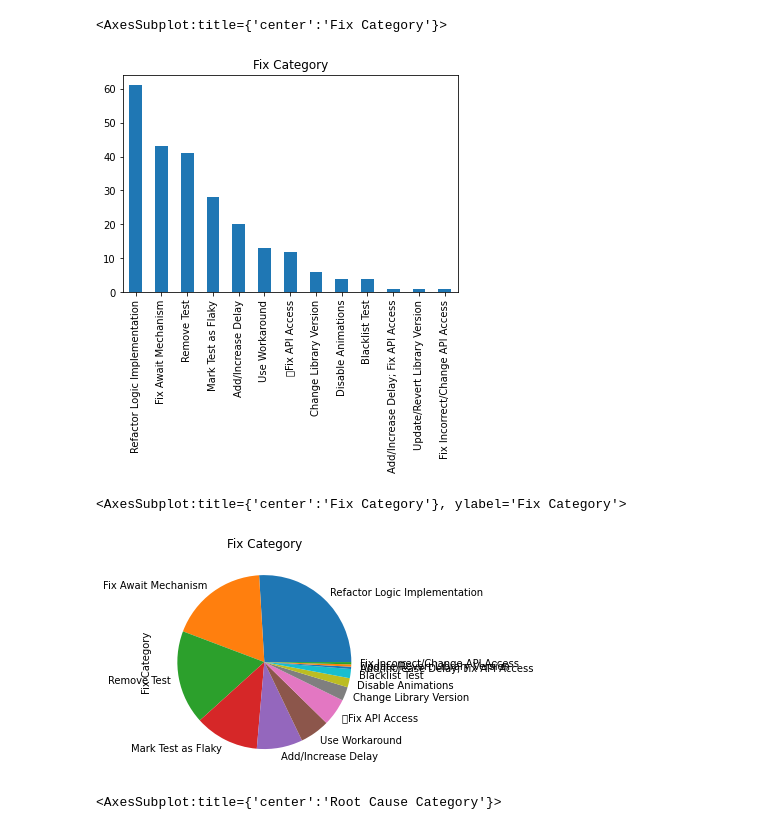
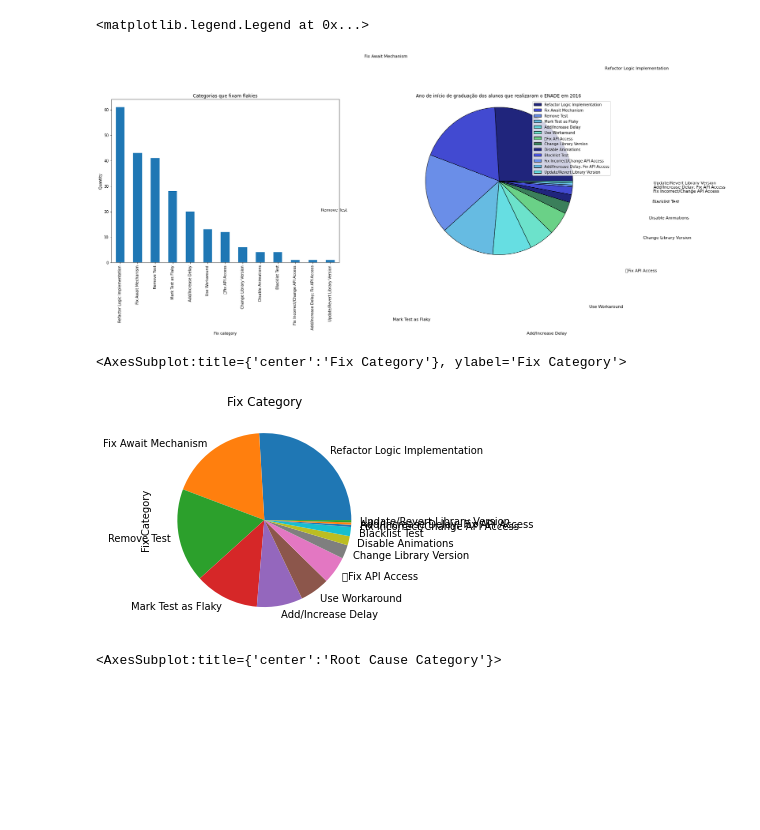
Before and after one commit to sorattorafa/ui-flakies-visualization, a Jupyter notebook: chart.ipynb, the cells around one changed output. Drawn from its saved outputs; the diff is of its cells as text; code cells hidden in the pictures; blank space fills up the shorter version.

Commit message:
start customize plots

```diff
--- a/chart.ipynb
+++ b/chart.ipynb
@@ -9,17 +9,40 @@ from matplotlib.pyplot import pie, axis, show
 dataset = pd.read_csv('dataset.csv',
     usecols=['Root Cause Category', 'Manifestation Category', 'Fix Category', 'How Fixed in Code'], sep=',')
 columns = dataset.columns.to_list()
+# %%
+count = dataset['Fix Category'].value_counts().values
+categories = dataset['Fix Category'].value_counts().index
+
+
+plt.figure(figsize = (24, 8))
+plt.subplot(1, 2, 1)
+dataset['Fix Category'].value_counts().plot(kind='bar', title='Fix Category', )
+plt.xlabel("Fix category")
+plt.ylabel("Quantity")
+plt.title("Métodos para correção de  flakies")
+plt.subplot(1, 2, 2)
+plt.pie(count,
+        labels = list(categories),
+        colors = ["#20257c", "#424ad1", "#6a8ee8", "#66bbe2", "#66dee2", "#6ce2cb", "#6ad187", "#3b7f5b"],
+        labeldistance = 2.1,
+        wedgeprops = {"ec": "k"},
+        textprops = {"fontsize": 11},
+        )
+plt.axis("equal")
+plt.title("Métodos para correção de  flakies")
+plt.legend()
+
+
+#dataset['Fix Category'].value_counts().plot(kind='bar', title='Fix Category')
+# %% [output]
+<matplotlib.legend.Legend at 0x...>
+[figure, added]
 # %%
-dataset['Fix Category'].value_counts().plot(kind='bar', title='Fix Category')
+
+dataset['Fix Category'].value_counts().plot(kind='pie', title='Fix Category', )
 # %% [output]
-<AxesSubplot:title={'center':'Fix Category'}>
+<AxesSubplot:title={'center':'Fix Category'}, ylabel='Fix Category'>
-[figure, old version]
+[figure, new version]
-# %%
-
-dataset['Fix Category'].value_counts().plot(kind='pie', title='Fix Category')
-# %% [output]
-<AxesSubplot:title={'center':'Fix Category'}, ylabel='Fix Category'>
-[figure, removed]
 # %%
 
 dataset['Root Cause Category'].value_counts().plot(kind='bar', title='Root Cause Category')
```
Also changed, not shown: parts of 1 cell of this notebook.
